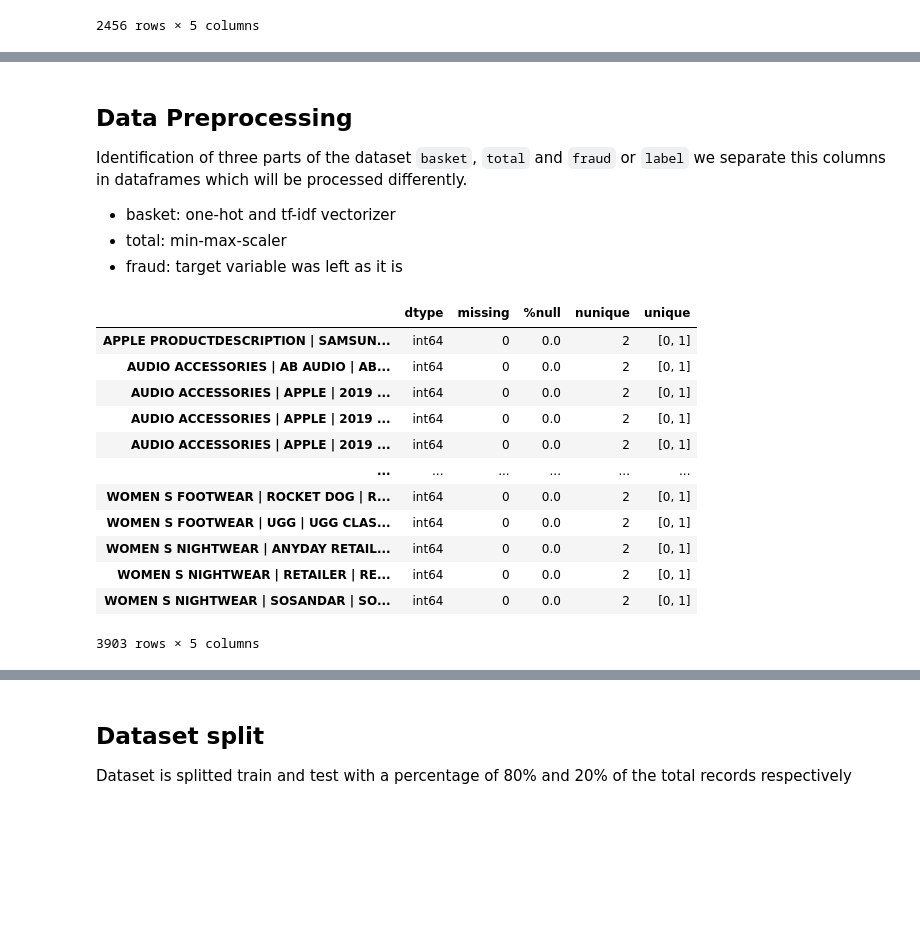
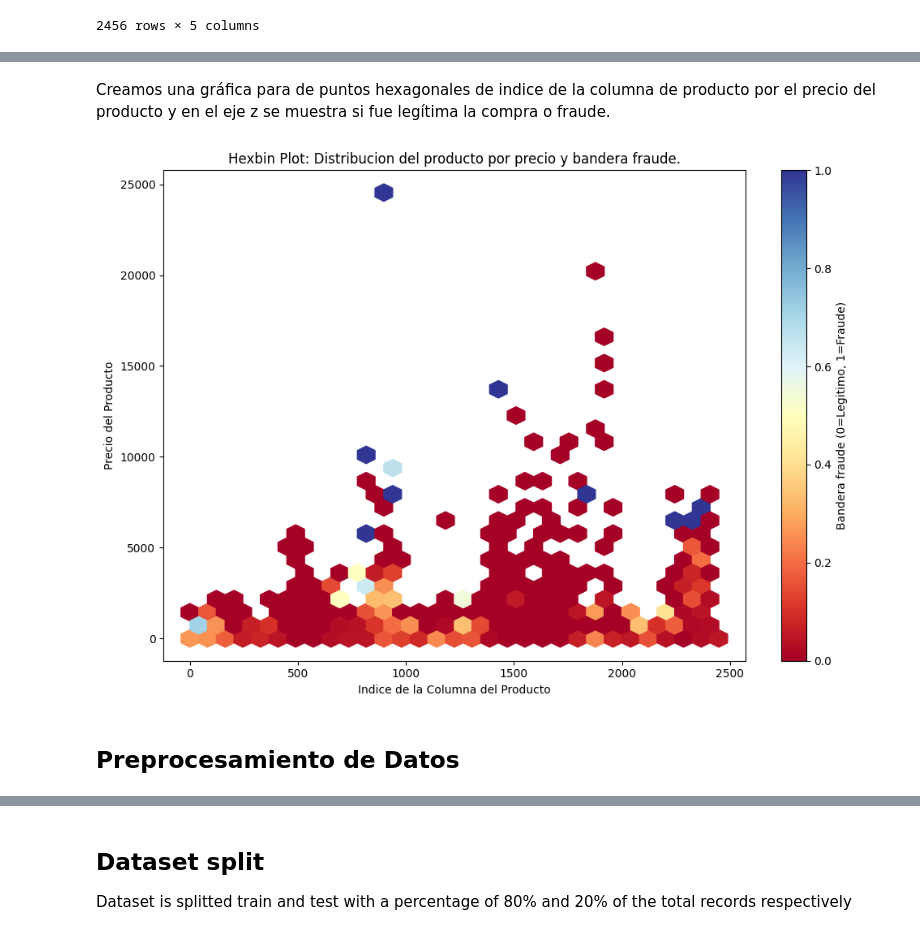
Before and after one commit to jmanuelc87/bourbaki-track-ciencia-datos, a Jupyter notebook: working-analyst/exams/niche-fraudsters.ipynb, the cells around one changed output, grey strips where cells are left out. Drawn from its saved outputs; the diff is of its cells as text; code cells hidden in the pictures; blank space fills up the shorter version.

```diff
--- a/working-analyst/exams/niche-fraudsters.ipynb
+++ b/working-analyst/exams/niche-fraudsters.ipynb
@@ -97,8 +130,39 @@ describe(df)
+# %%
+# Create a sparse matrix
+sparse_matrix = csr_matrix(df.iloc[:, :-7].values)
+# retrieve the rows and cols that have a cell different from zero
+rows, cols = sparse_matrix.nonzero()
+# retrieve the value cells
+values = sparse_matrix.data
+# %% [markdown]
+Creamos una gráfica para de puntos hexagonales de indice de la columna de producto por el precio del producto y en el eje z se muestra si fue legítima la compra o fraude.
+# %%
+# Create hexbin plot from sparse matrix data
+fig, ax = plt.subplots(figsize=(10, 7))
+
+# Get fraud flags for each row
+fraud_flags = df.iloc[rows, -1].to_list()  # type: ignore
+
+# Create hexbin plot
+hexbin = plt.hexbin(
+    cols,
+    values,
+    C=fraud_flags,
+    gridsize=30,
+    cmap="RdYlBu",
+    mincnt=1,
+)
+
+ax.set_xlabel("Indice de la Columna del Producto")
+ax.set_ylabel("Precio del Producto")
+ax.set_title("Hexbin Plot: Distribucion del producto por precio y bandera fraude.")
+
+cbar = plt.colorbar(hexbin, ax=ax)
+cbar.set_label("Bandera fraude (0=Legitimo, 1=Fraude)")
+
+plt.tight_layout()
+plt.show()
+# %% [output]
+[figure, added]
 # %% [markdown]
-## Data Preprocessing
-
-Identification of three parts of the dataset `basket`, `total` and `fraud` or `label` we separate this columns in dataframes which will be processed differently.
-
- - basket: one-hot and tf-idf vectorizer
- - total: min-max-scaler
- - fraud: target variable was left as it is
+## Preprocesamiento de Datos
@@ -109,25 +168,0 @@ fraud = df.iloc[:, -1]
-# %%
-encoder = OneHotEncoder(drop="first", sparse_output=False)
-one_hot_basket = encoder.fit_transform(basket)
-
-one_hot_basket_df = pd.DataFrame(
-    one_hot_basket,
-    index=basket.index,
-    columns=encoder.get_feature_names_out(),
-).astype(int)
-
-describe(one_hot_basket_df)
-# %% [output]
-|  | dtype | missing | %null | nunique | unique |
-| APPLE PRODUCTDESCRIPTION | SAMSUN... | int64 | 0 | 0.0 | 2 | [0, 1] |
-| AUDIO ACCESSORIES | AB AUDIO | AB... | int64 | 0 | 0.0 | 2 | [0, 1] |
-| AUDIO ACCESSORIES | APPLE | 2019 ... | int64 | 0 | 0.0 | 2 | [0, 1] |
-| AUDIO ACCESSORIES | APPLE | 2019 ... | int64 | 0 | 0.0 | 2 | [0, 1] |
-| AUDIO ACCESSORIES | APPLE | 2019 ... | int64 | 0 | 0.0 | 2 | [0, 1] |
-| ... | ... | ... | ... | ... | ... |
-| WOMEN S FOOTWEAR | ROCKET DOG | R... | int64 | 0 | 0.0 | 2 | [0, 1] |
-| WOMEN S FOOTWEAR | UGG | UGG CLAS... | int64 | 0 | 0.0 | 2 | [0, 1] |
-| WOMEN S NIGHTWEAR | ANYDAY RETAIL... | int64 | 0 | 0.0 | 2 | [0, 1] |
-| WOMEN S NIGHTWEAR | RETAILER | RE... | int64 | 0 | 0.0 | 2 | [0, 1] |
-| WOMEN S NIGHTWEAR | SOSANDAR | SO... | int64 | 0 | 0.0 | 2 | [0, 1] |
-3903 rows × 5 columns
```
Also changed, not shown: parts of 37 cells of this notebook.
